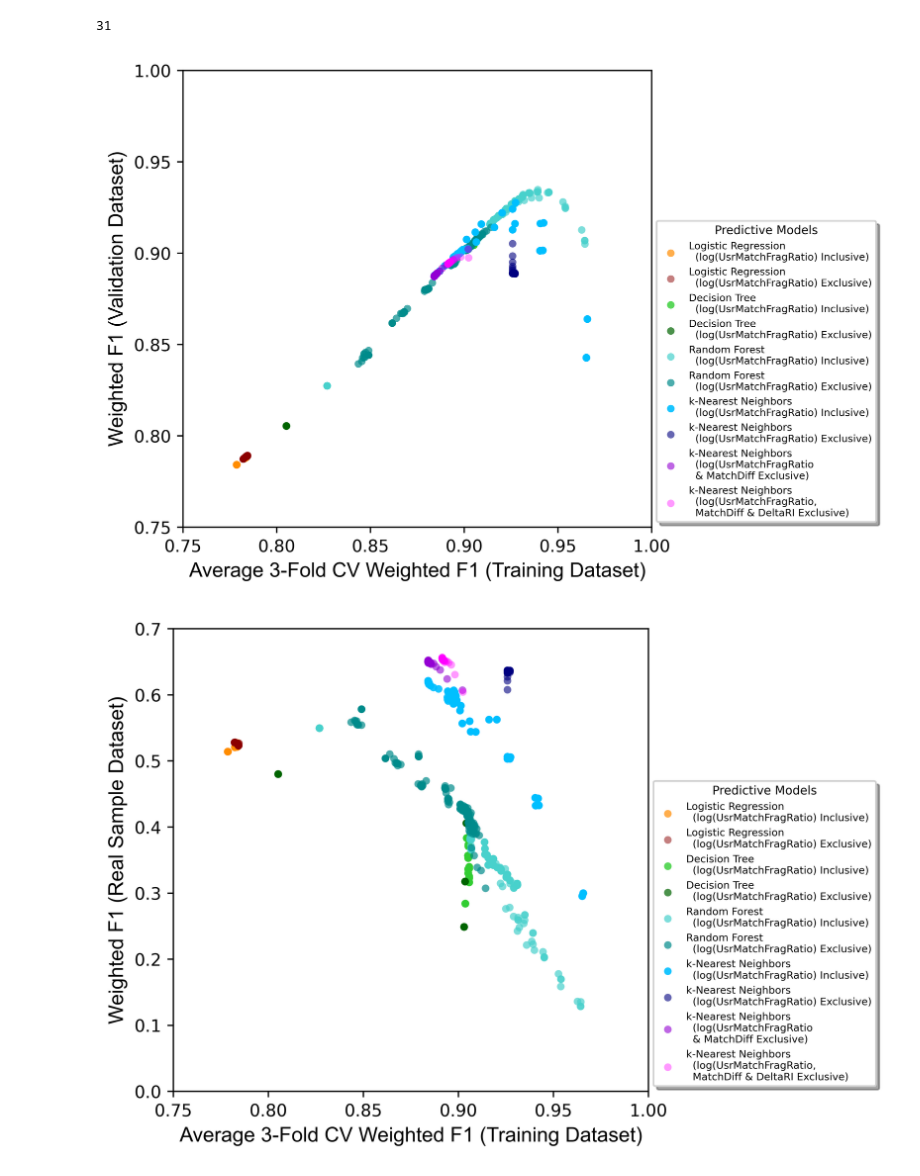
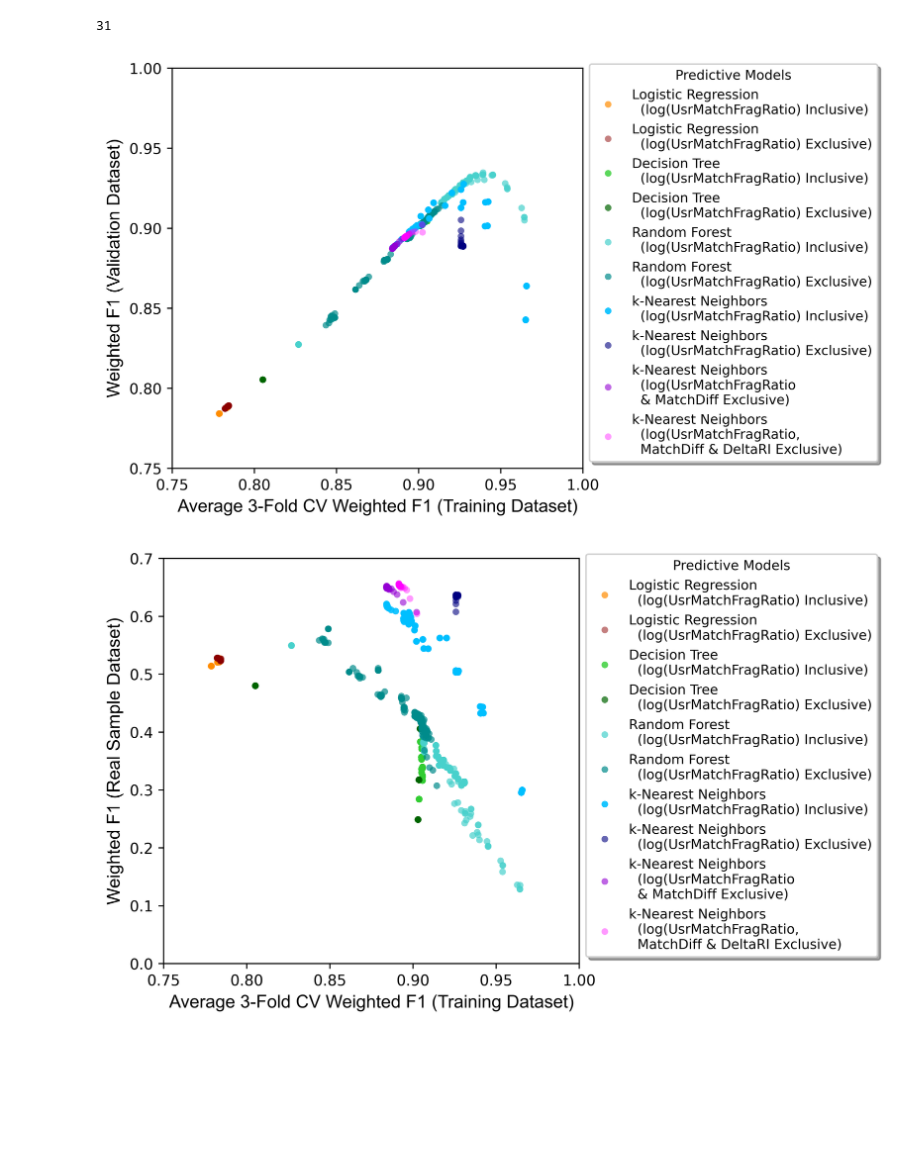
Before and after one commit to TommyNHL/exposomeProjUvA, a Jupyter notebook: 7_Modeling4RealSample/K_Plot4ModelFeatureSelection.ipynb, the cells around one changed output. Cells and saved outputs as stored; diff of their text form; code cells hidden in the pictures; blank space fills up the shorter version.

Commit message:
7_K_Plot4ModelFeatureSelection.ipynb

```diff
--- a/7_Modeling4RealSample/K_Plot4ModelFeatureSelection.ipynb
+++ b/7_Modeling4RealSample/K_Plot4ModelFeatureSelection.ipynb
@@ -204,35 +205,35 @@ count_end = 150
 ax.scatter(a3[count_start:count_end], b3[count_start:count_end], s=20, label="Random Forest \n  (log(UsrMatchFragRatio) Exclusive)", c="darkcyan", alpha=0.7, lw=0)
 
 
 c_dict4 = {"k-Nearest Neighbors (log(UsrMatchFragRatio) Inclusive)": 'deepskyblue', "k-Nearest Neighbors (log(UsrMatchFragRatio) Exclusive)": 'navy'}
 count_start = 0
 count_end = 371
 ax.scatter(x4[count_start:count_end], y4[count_start:count_end], s=20, label="k-Nearest Neighbors \n  (log(UsrMatchFragRatio) Inclusive)", c="deepskyblue", alpha=0.9, lw=0)
 count_start = 0
 count_end = 26
 ax.scatter(x4[count_start:count_end], b4[count_start:count_end], s=20, label="k-Nearest Neighbors \n  (log(UsrMatchFragRatio) Exclusive)", c="navy", alpha=0.6, lw=0)
 count_start = 0
 count_end = 31
 ax.scatter(d4[count_start:count_end], e4[count_start:count_end], s=20, label="k-Nearest Neighbors \n  (log(UsrMatchFragRatio \n  & MatchDiff Exclusive)", c="darkviolet", alpha=0.6, lw=0)
 count_start = 0
 count_end = 31
 ax.scatter(i4[count_start:count_end], j4[count_start:count_end], s=20, label="k-Nearest Neighbors \n  (log(UsrMatchFragRatio, \n  MatchDiff & DeltaRI Exclusive)", c="magenta", alpha=0.4, lw=0)
 
 
 plt.xlabel("Average 3-Fold CV Weighted F1 (Training Dataset)", fontproperties='Arial', fontsize=12)
 plt.ylabel("Weighted F1 (Validation Dataset)", fontproperties='Arial', fontsize=12)
 
 plt.xlim(0.75, 1.00)
 plt.ylim(0.75, 1.00)
 
-ax.legend(loc="lower left", title="Predictive Models", title_fontsize=7, fontsize=6,
+ax.legend(loc="lower left", title="Predictive Models", title_fontsize=9, fontsize=9,
           bbox_to_anchor=(1, 0), ncol=1, fancybox=True, shadow=True)
 
 #plt.show()
 plt.savefig(r"F:\UvA\F\UvA\app\updated4pestNoTea_8paraVS7para.jpg", bbox_inches='tight')
 #plt.close()
 # %% [output]
-[figure, old version]
+[figure, new version]
 # %%
 # All 8 parameters models
 plt.rcParams['figure.figsize'] = [5, 5]
@@ -328,11 +329,11 @@ plt.ylabel("Weighted F1 (Real Sample Dataset)", fontproperties='Arial', fontsize
 plt.xlim(0.75, 1.00)
 plt.ylim(0, 0.70)
 
-ax.legend(loc="lower left", title="Predictive Models", title_fontsize=7, fontsize=6,
+ax.legend(loc="lower left", title="Predictive Models", title_fontsize=9, fontsize=9,
           bbox_to_anchor=(1, 0), ncol=1, fancybox=True, shadow=True)
 
 #plt.show()
 plt.savefig(r"F:\UvA\F\UvA\app\updated4pest_8paraVS7para.jpg", bbox_inches='tight')
 #plt.close()
 # %% [output]
-[figure, old version]
+[figure, new version]
```
Also changed, not shown: parts of 1 cell of this notebook.
